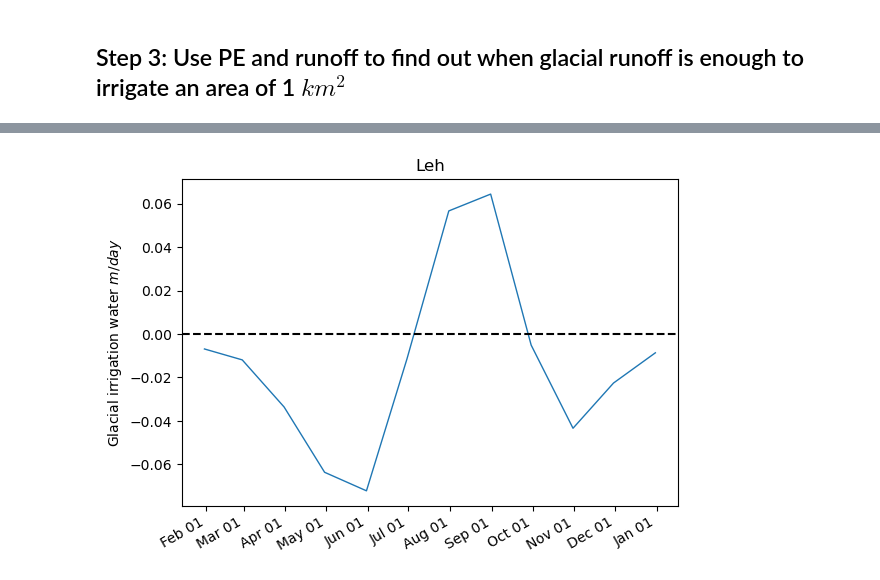
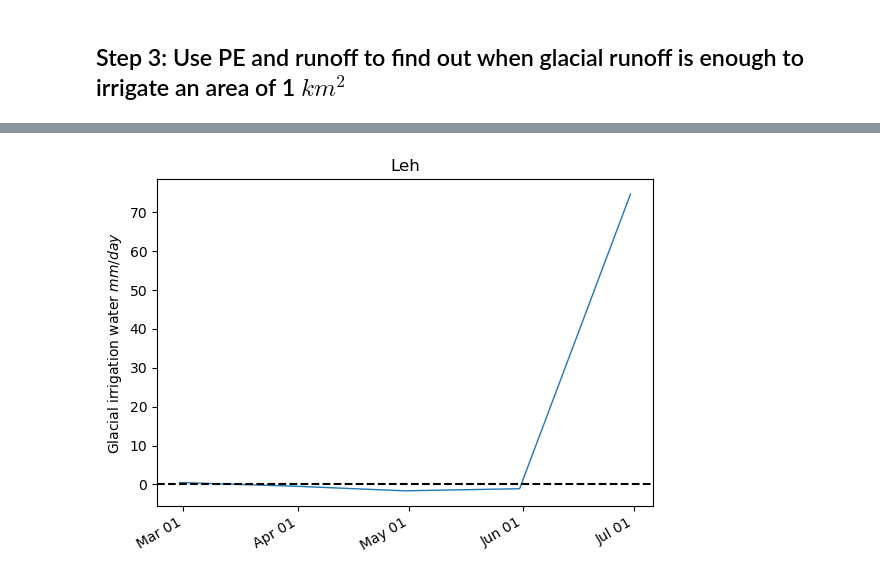
Before and after one commit to gayashiva/AIR-suitability-index, a Jupyter notebook: docs/glacial_irr_water.ipynb, the cells around one changed output, grey strips where cells are left out. Cells and saved outputs as stored; diff of their text form; code cells hidden in the pictures.

```diff
--- a/docs/glacial_irr_water.ipynb
+++ b/docs/glacial_irr_water.ipynb
@@ -178,11 +178,16 @@ times = pd.date_range(start=df.index.values[0], end=df.index.values[-1], freq='6
 
 cs = tus.get_clearsky(times)['ghi']  # ineichen with climatology table by default
 cs = cs.tz_localize(None)
-# Resample and aggregate results by week
+# Resample and aggregate results by day
 cs = cs.resample('D').sum()/24
-df['ghi'] = cs
+df['ghi'] = cs * 86.4/2264.7 # Convert to mm/day
 df['etp'] = 0.0023 * (df.temp + 17.78) * df.ghi * (df.tempmax - df.tempmin)**0.5
 # Althoff, D.; Santos, R.A.d.; Bazame, H.C.; Cunha, F.F.d.; Filgueiras, R. Improvement of Hargreaves–Samani Reference Evapotranspiration Estimates with Local Calibration. Water 2019, 11, 2272. https://doi.org/10.3390/w11112272
 df['etp'] /=1000 # Convert to m/day
+# %%
+from datetime import datetime
+start_date = datetime(2019, 2, 1)
+end_date = datetime(2019, 7, 1)
+df_subset = df[(df.index <= end_date) & (df.index >= start_date)]
 # %%
 fig, ax = plt.subplots()
@@ -216,6 +221,7 @@ df['runoff'] = 0
 for i, val in enumerate(mon_runoff.values[0]):
     df.loc[i, 'runoff'] = val
 df = df.set_index('time')
-df['runoff'] *= 1e-6  # Converting from m3/day to m/day for 1 km2 area
-df
+from datetime import datetime
+df_subset = df[(df.index <= end_date) & (df.index >= start_date)]
+df_subset['runoff'] *= 1e-6  # Converting from m3/day to m/day for 1 km2 area
 # %% [output]
@@ -236,20 +233,20 @@ df
 # %%
 fig, ax = plt.subplots()
-y1 = df.runoff - df.etp
+y1 = (df_subset.runoff - df_subset.etp) * 1000
 ax.plot(
         y1,
         linewidth=1
     )
 ax.axhline(y=0, linestyle='--', color='k')
-ax.set_ylabel('Glacial irrigation water $m/day$');
+ax.set_ylabel('Glacial irrigation water $mm/day$');
 ax.set_title('Leh');
 ax.xaxis.set_major_locator(mdates.MonthLocator())
 ax.xaxis.set_major_formatter(mdates.DateFormatter("%b %d"))
 fig.autofmt_xdate()
 plt.savefig(
         "../figs/Glacial_irrigation.png",
         bbox_inches="tight",
         dpi=300,
 )
 # %% [output]
-[figure, old version]
+[figure, new version]
```
Also changed, not shown: parts of 7 cells of this notebook, 2 other files.
